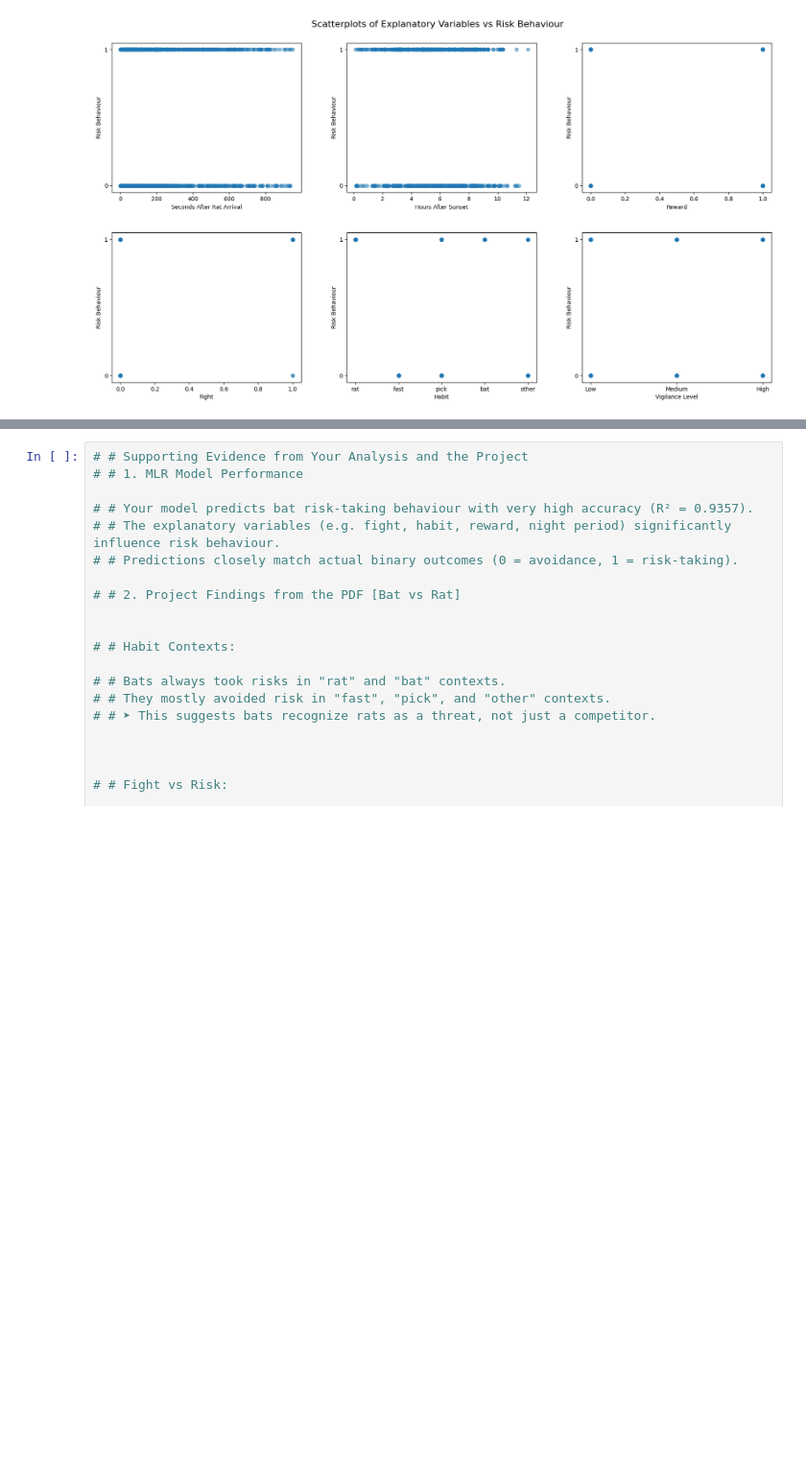
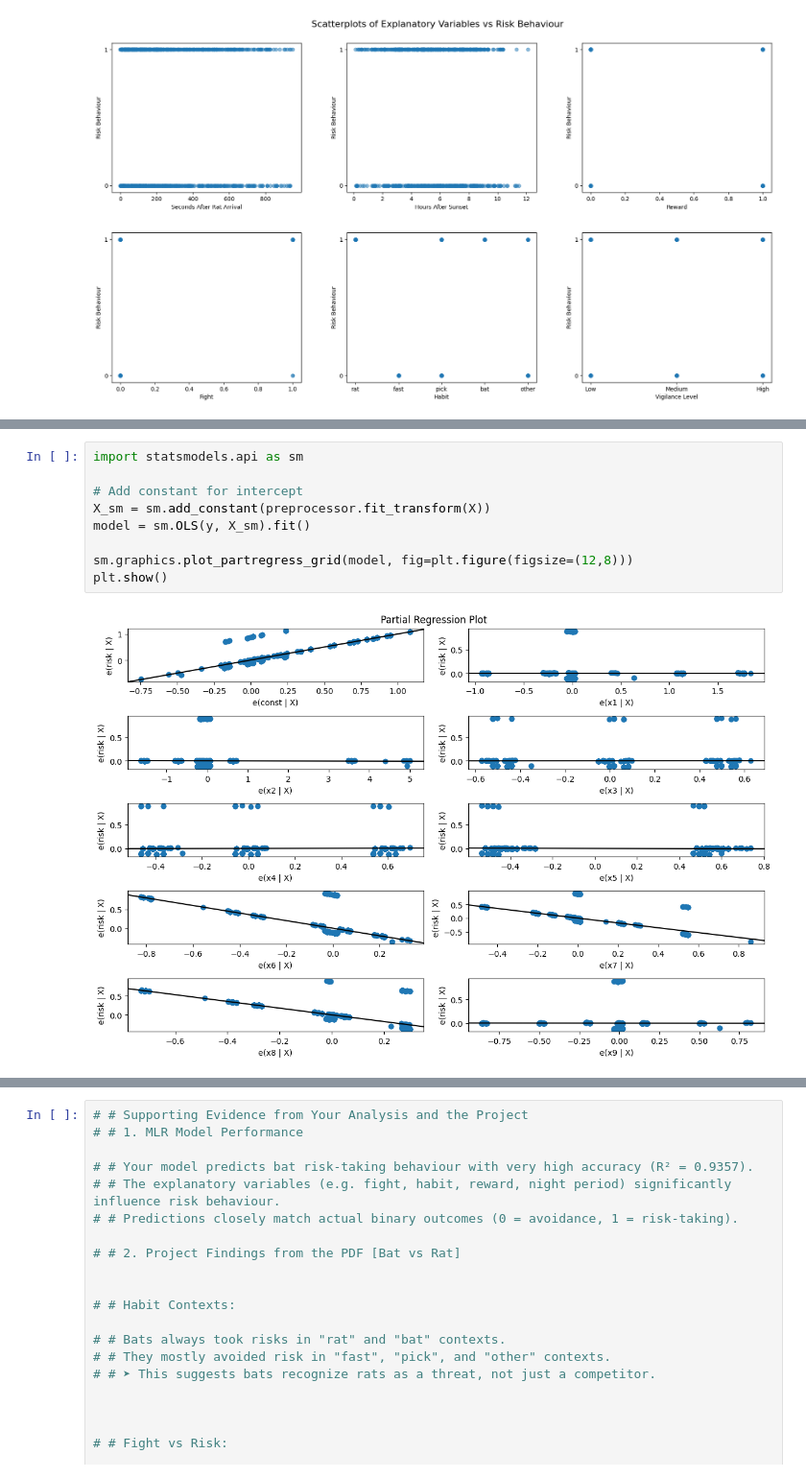
Before and after one commit to navodyapiumanthi/HIT140-Assignment-3_Group-54, a Jupyter notebook: Investigation_A.ipynb, the cells around one changed output, grey strips where cells are left out. Shown at 96% size. Saved outputs shown, nothing was run; the diff lists cells and outputs as text; blank space fills up the shorter version.

```diff
--- a/Investigation_A.ipynb
+++ b/Investigation_A.ipynb
@@ -231,0 +269,11 @@ plt.show()
+# %%
+import statsmodels.api as sm
+
+# Add constant for intercept
+X_sm = sm.add_constant(preprocessor.fit_transform(X))
+model = sm.OLS(y, X_sm).fit()
+
+sm.graphics.plot_partregress_grid(model, fig=plt.figure(figsize=(12,8)))
+plt.show()
+# %% [output]
+[figure, added]
```
Also changed, not shown: parts of 10 cells of this notebook, 1 other file.
